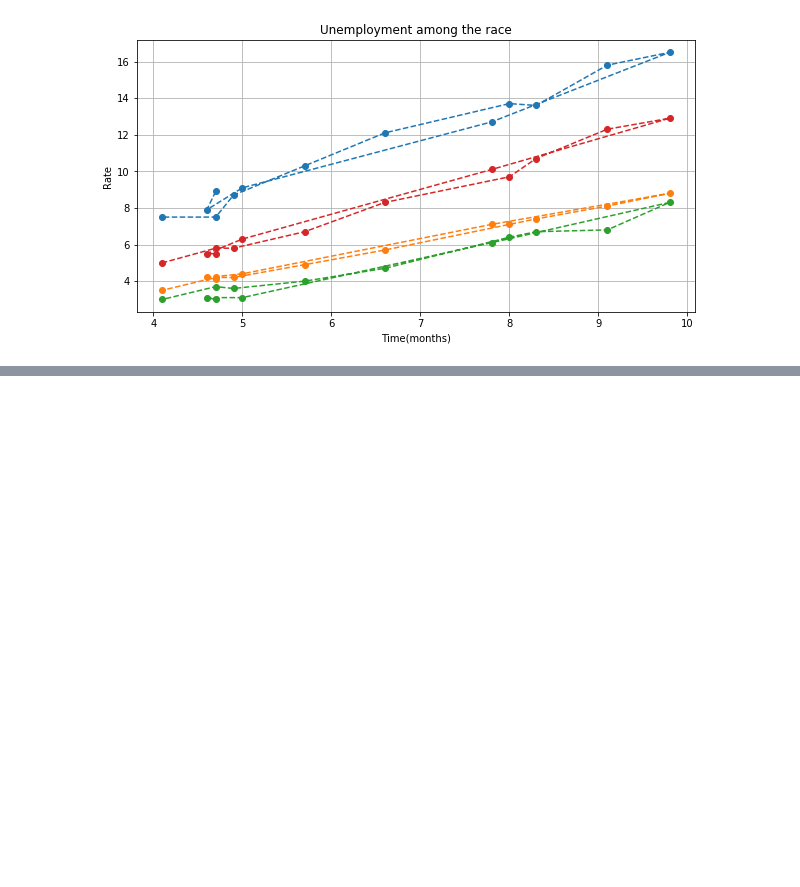
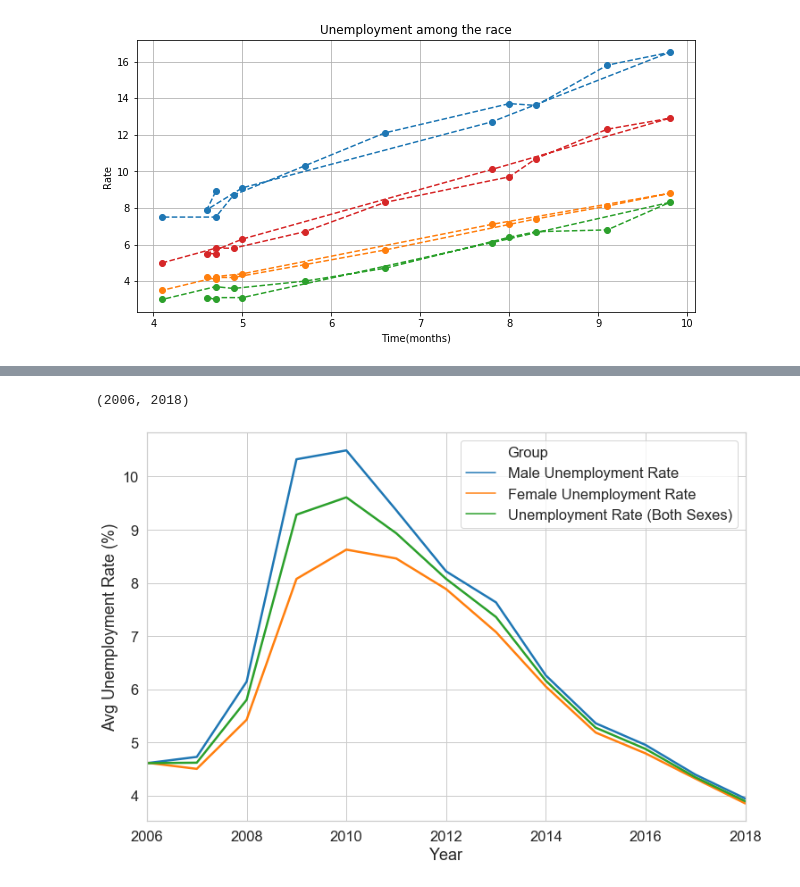
Before and after one commit to jasmine73317/Project-1_Unemployment_data, a Jupyter notebook: Visualization_For_Master.ipynb, the cells around one changed output, grey strips where cells are left out. Cells and saved outputs as stored; diff of their text form; code cells hidden in the pictures; blank space fills up the shorter version.

```diff
--- a/Visualization_For_Master.ipynb
+++ b/Visualization_For_Master.ipynb
@@ -389,0 +403,14 @@ plt.show()
+# %%
+plt.figure(figsize=(12,8))
+sns.set(font_scale=1.5)
+
+with sns.axes_style("whitegrid",{"figure.facecolor":"white"}):
+
+    sns.lineplot(x= "Year", y= "Unemployment Rate", hue="Group", data=gender_data,
+             palette="tab10", linewidth=2.5)
+
+plt.ylabel("Avg Unemployment Rate (%)")
+plt.xlim(2006,2018)
+# %% [output]
+(2006, 2018)
+[figure, added]
```
Also changed, not shown: parts of 4 cells of this notebook.
